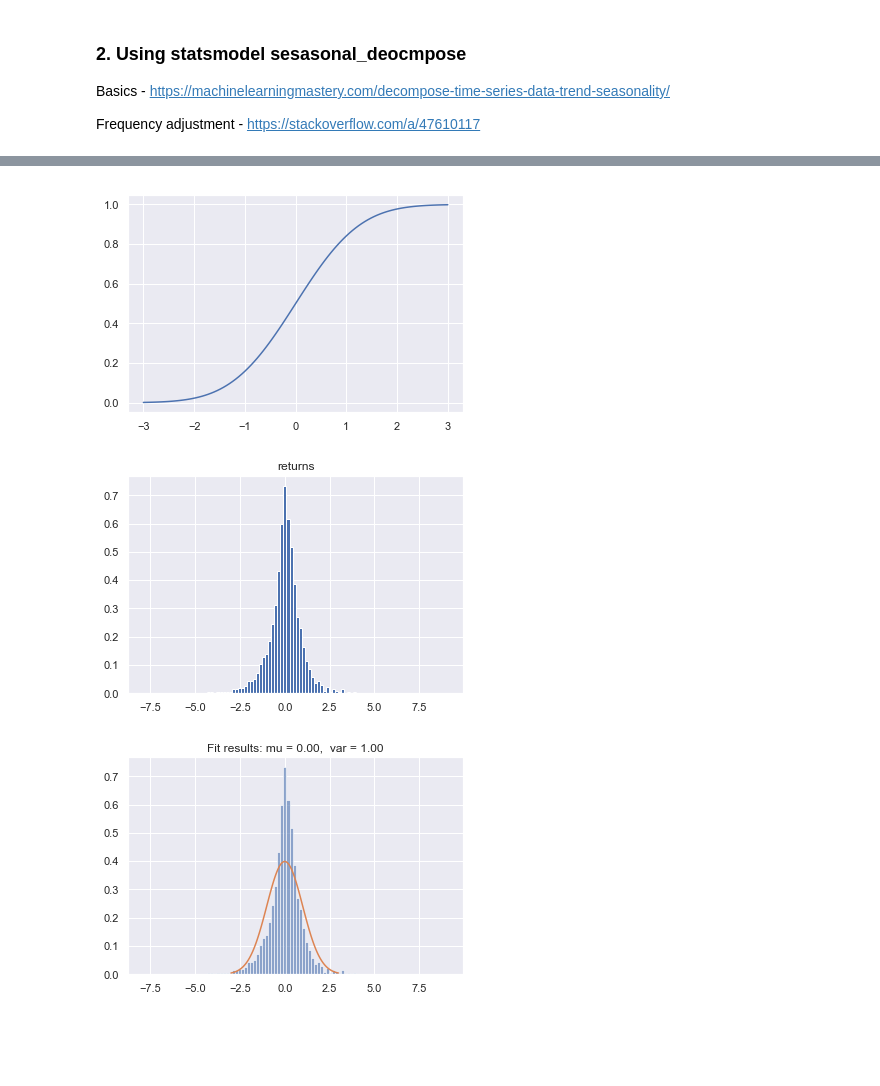
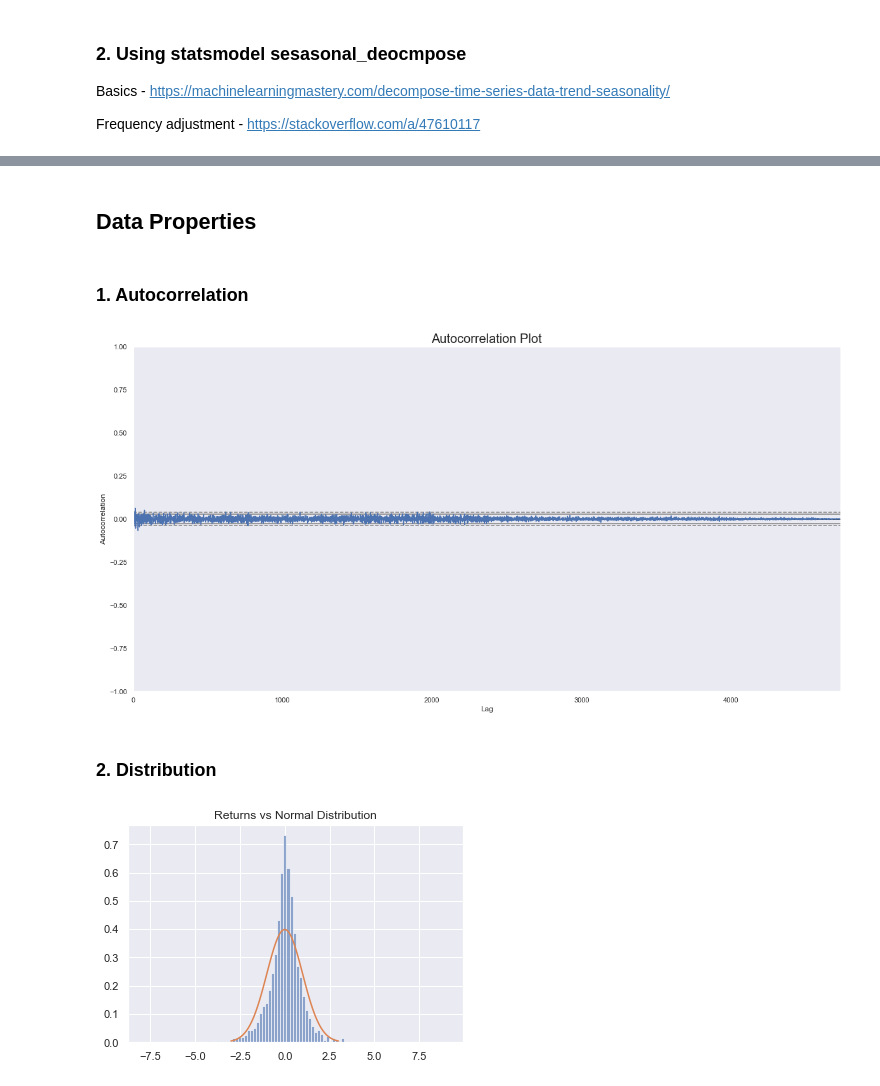
Before and after one commit to Keshav97/Final-Project, a Jupyter notebook: Preprocessing/Preprocessing.ipynb, the cells around one changed output, grey strips where cells are left out. Cells and saved outputs as stored; diff of their text form; code cells hidden in the pictures; blank space fills up the shorter version.

Commit message:
Added Data Properties - Autocorrelation, Distribution, Kurtosis

```diff
--- a/Preprocessing/Preprocessing.ipynb
+++ b/Preprocessing/Preprocessing.ipynb
@@ -252,0 +260,4 @@ Additive: Seasonlity and Residue
+# %% [markdown]
+## Data Properties
+# %% [markdown]
+### 1. Autocorrelation
@@ -253,34 +275,31 @@ Additive: Seasonlity and Residue
+# %%
+plt.figure(figsize=(20,10))
+pd.plotting.autocorrelation_plot(df.iloc[:, decomposition_param_index])
+plt.title('Autocorrelation Plot', fontsize=20);
+# %% [output]
+[figure, added]
+# %% [markdown]
+### 2. Distribution
 # %%
+# Generate some data for this demonstration.
+data = std_scaled_stock_returns
+
+# Plot the histogram.
+data.hist(bins=100, density=True, alpha=0.6)
+# data.plot.kde()
+
+# Get parameters of normal distribution:
 mu = 0
 variance = 1
+
+# Plot the PDF.
 sigma = math.sqrt(variance)
 x = np.linspace(mu - 3*sigma, mu + 3*sigma, 100)
-plt.plot(x, sp.stats.norm.cdf(x, mu, sigma))
-std_scaled_stock_returns.hist(cumulative=False, density=1, bins=100)
+plt.plot(x, sp.stats.norm.pdf(x, mu, sigma))
+
+title = "Returns vs Normal Distribution"
+plt.title(title)
+
 plt.show()
 # %% [output]
-[figure, old version]
+[figure, new version]
-[figure, removed]
-# %%
-# Generate some data for this demonstration.
-data = std_scaled_stock_returns
-
-# Plot the histogram.
-data.hist(bins=100, density=True, alpha=0.6)
-# data.plot.kde()
-
-# Get parameters of normal distribution:
-mu = 0
-variance = 1
-
-# Plot the PDF.
-sigma = math.sqrt(variance)
-x = np.linspace(mu - 3*sigma, mu + 3*sigma, 100)
-plt.plot(x, sp.stats.norm.pdf(x, mu, sigma))
-
-title = "Fit results: mu = %.2f,  var = %.2f" % (mu, variance)
-plt.title(title)
-
-plt.show()
-# %% [output]
-[figure, removed]
```
Also changed, not shown: parts of 7 cells of this notebook.
